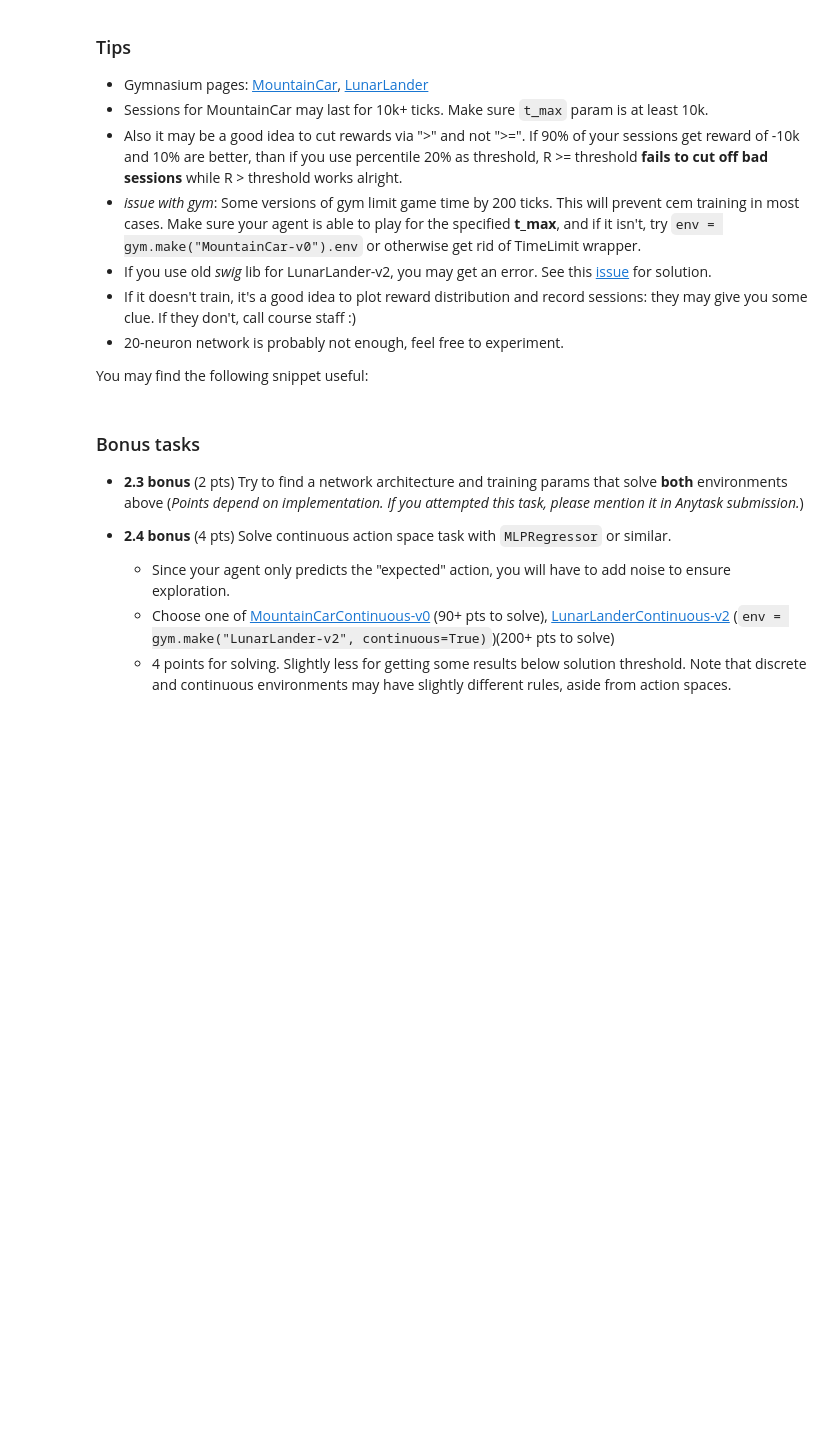
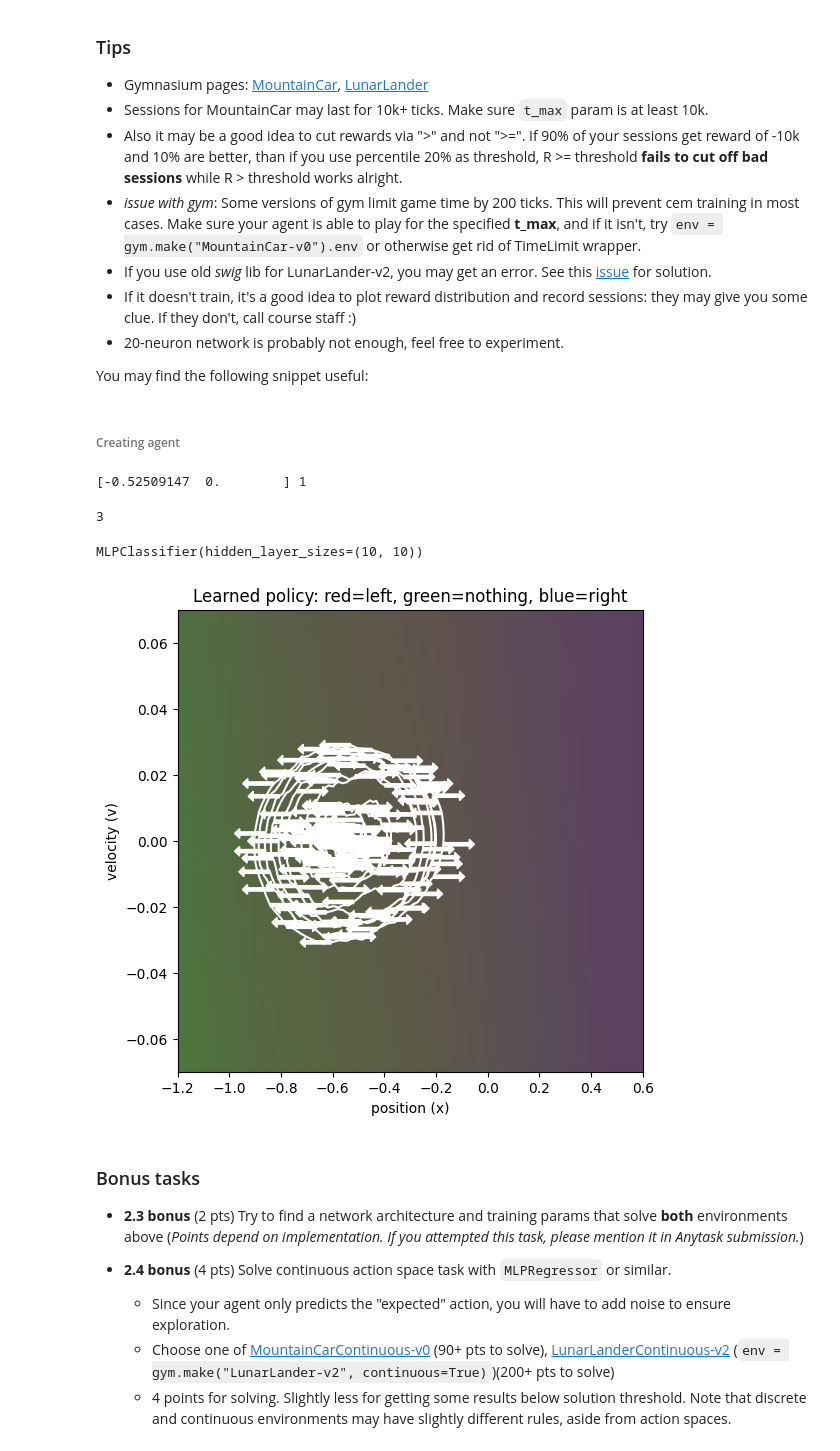
Before and after one commit to crustaceano/Practical_RL, a Jupyter notebook: week01_intro/deep_crossentropy_method.ipynb, the cells around one changed output. Saved outputs shown, nothing was run; the diff lists cells and outputs as text; code cells hidden in the pictures; blank space fills up the shorter version.

Commit message:
add my changes (fix visualuize)

```diff
--- a/week01_intro/deep_crossentropy_method.ipynb
+++ b/week01_intro/deep_crossentropy_method.ipynb
@@ -326,6 +326,27 @@ __Please list what you did in Anytask submission form__. This reduces probabilit
 * 20-neuron network is probably not enough, feel free to experiment.
 
 You may find the following snippet useful:
+# %% [markdown]
+###### Creating agent
+# %%
+env = gym.make("MountainCar-v0", render_mode="rgb_array").env
+
+state = env.reset()[0]
+action = env.action_space.sample()
+
+print(state, action)
+# %% [output]
+[-0.52509147  0.        ] 1
+# %%
+from sklearn.neural_network import MLPClassifier
+
+agent = MLPClassifier(hidden_layer_sizes=(10, 10))
+n_actions = env.action_space.n
+print(n_actions)
+agent.partial_fit([env.reset()[0]] * n_actions, range(n_actions), range(n_actions))
+# %% [output]
+3
+MLPClassifier(hidden_layer_sizes=(10, 10))
 # %%
 def visualize_mountain_car(env, agent):
     # Compute policy for all possible x and v (with discretization)
@@ -345,7 +366,7 @@ def visualize_mountain_car(env, agent):
     #         probs[i, j, :] = agent.predict_proba([[x, v]])[0]
 
     # Draw policy
-    f, ax = plt.subplots(figsize=(7, 7))
+    f, ax = plt.subplots(figsize=(6, 6))
     ax.imshow(
         probs,
         extent=(env.min_position, env.max_position, -env.max_speed, env.max_speed),
@@ -366,10 +387,10 @@ def visualize_mountain_car(env, agent):
             plt.arrow(x, v, -0.1, 0, color="white", head_length=0.02)
         elif a == 2:
             plt.arrow(x, v, 0.1, 0, color="white", head_length=0.02)
-
-
-with gym.make("MountainCar-v0", render_mode="rgb_arrary").env as env:
-    visualize_mountain_car(env, agent)
+# %%
+visualize_mountain_car(env.unwrapped, agent)
+# %% [output]
+[figure, added]
 # %% [markdown]
 ### Bonus tasks
 
```
Also changed, not shown: parts of 4 cells of this notebook.
